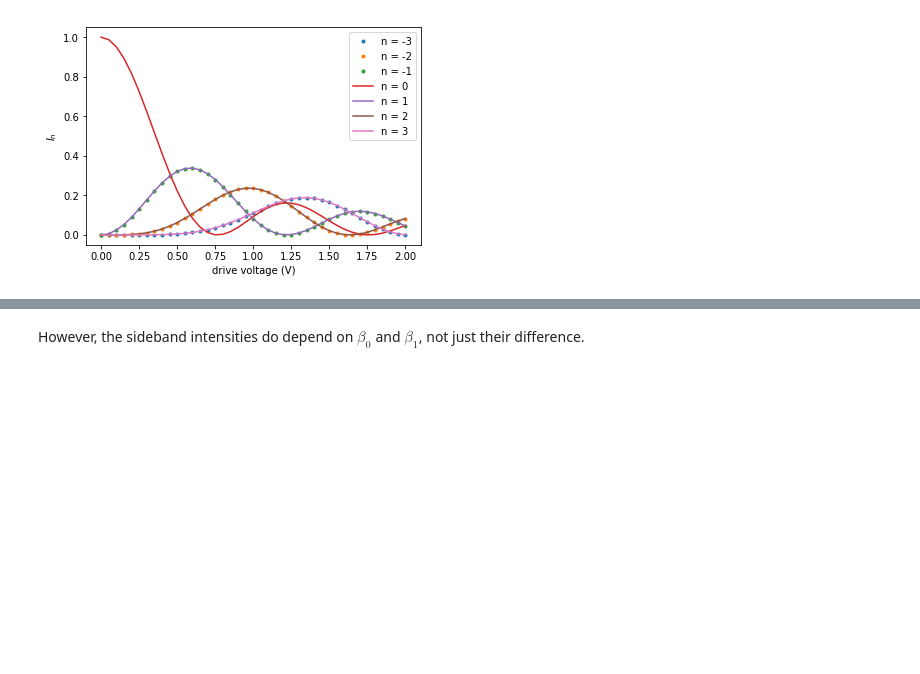
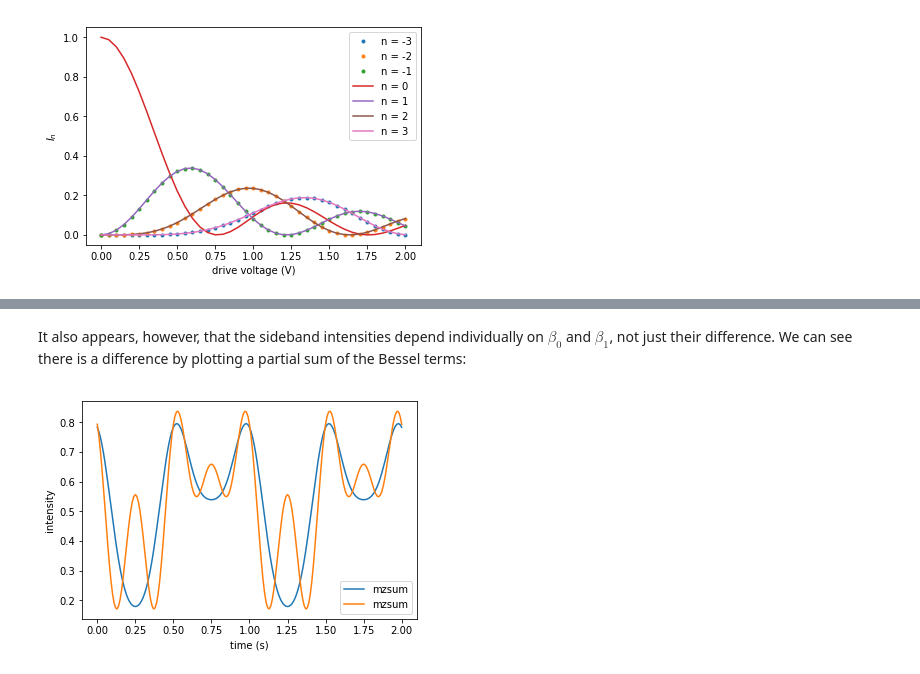
Before and after one commit to decoherer/sidebands, a Jupyter notebook: sidebands.ipynb, the cells around one changed output, grey strips where cells are left out. Drawn from its saved outputs; the diff is of its cells as text; code cells hidden in the pictures; blank space fills up the shorter version.

```diff
--- a/sidebands.ipynb
+++ b/sidebands.ipynb
@@ -116,2 +130,2 @@ comparisonplot(0.25, 0.75, pi/4, beta0=-1, beta1=+2)
 # %% [markdown]
-However, the sideband intensities do depend on $\beta_0$ and $\beta_1$, not just their difference.
+It also appears, however, that the sideband intensities depend individually on $\beta_0$ and $\beta_1$, not just their difference. We can see there is a difference by plotting a partial sum of the Bessel terms:
@@ -120,0 +132,5 @@ def mzsidebandplot():
+# %%
+timeplot(0.25, 0.75, pi/4, beta0=-3, beta1=+0, N=2)
+timeplot(0.25, 0.75, pi/4, beta0=-1, beta1=+2, N=2)
+# %% [output]
+[figure, added]
```
Also changed, not shown: parts of 26 cells of this notebook, 1 other file.
